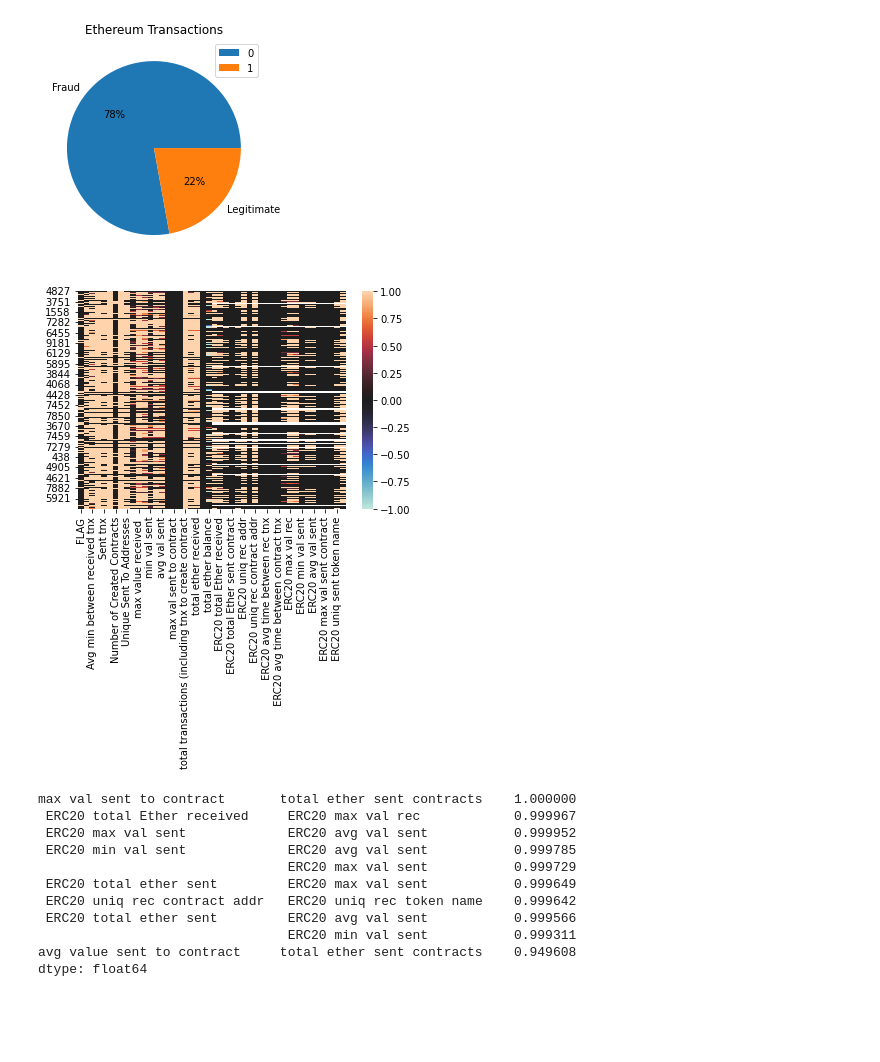
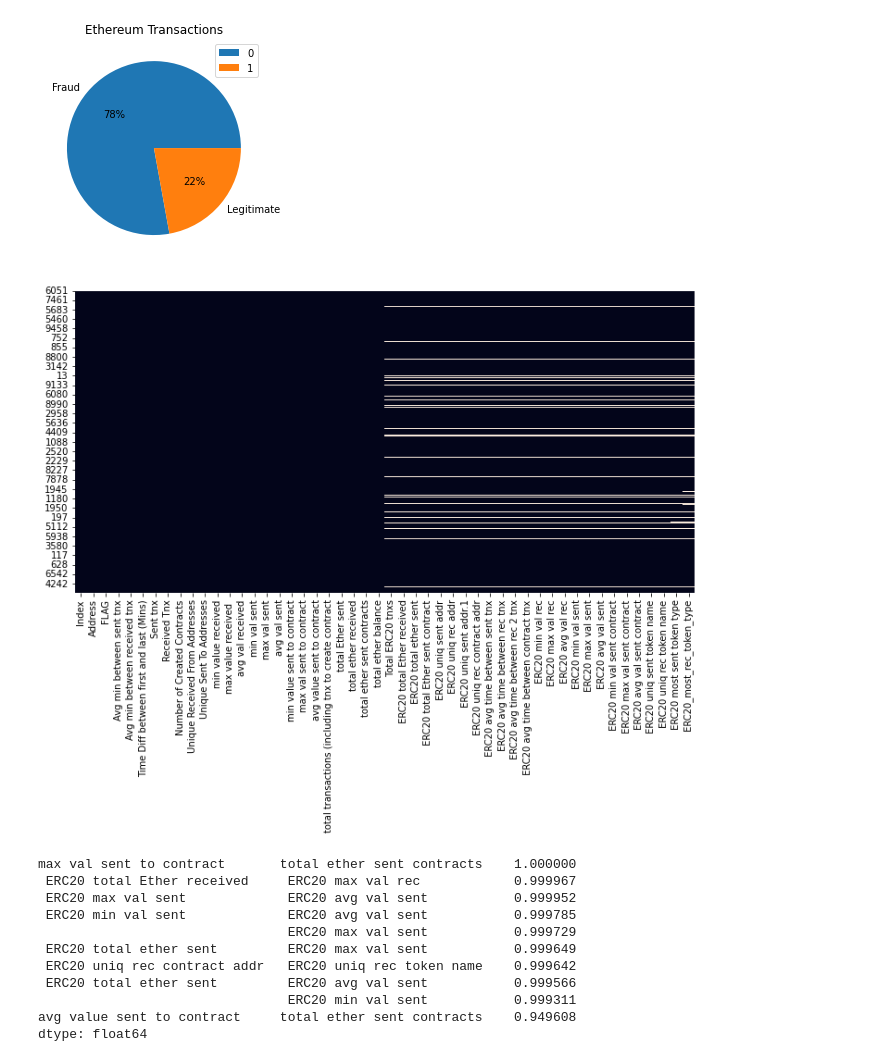
Before and after one commit to kennylee9672/EthereumFraudDetection, a Jupyter notebook: EthereumFraudModeling.ipynb, the cells around one changed output. Saved outputs shown, nothing was run; the diff lists cells and outputs as text; code cells hidden in the pictures; blank space fills up the shorter version.

Commit message:
has final heatmap, modifiled Randomforest for avg and boxplots

```diff
--- a/EthereumFraudModeling.ipynb
+++ b/EthereumFraudModeling.ipynb
@@ -51,11 +51,14 @@ plt.legend(flag_counts.keys().tolist())
 plt.show()
 # %% [output]
 [figure]
+# %%
+plt.figure(figsize=(12,6))
+sns.heatmap(df.isnull(), cbar=False)
+plt.show()
+# %% [output]
+[figure, added]
 # %%
 df.drop(efm.filtered_colns, axis=1, inplace=True)
-ax = sns.heatmap(df, center=0, vmin=-1, vmax=1)
-# %% [output]
-[figure, removed]
 # %%
 def get_redundant_pairs(df):
     '''Get diagonal and lower triangular pairs of correlation matrix'''
```
Also changed, not shown: parts of 13 cells of this notebook, 1 other file.
